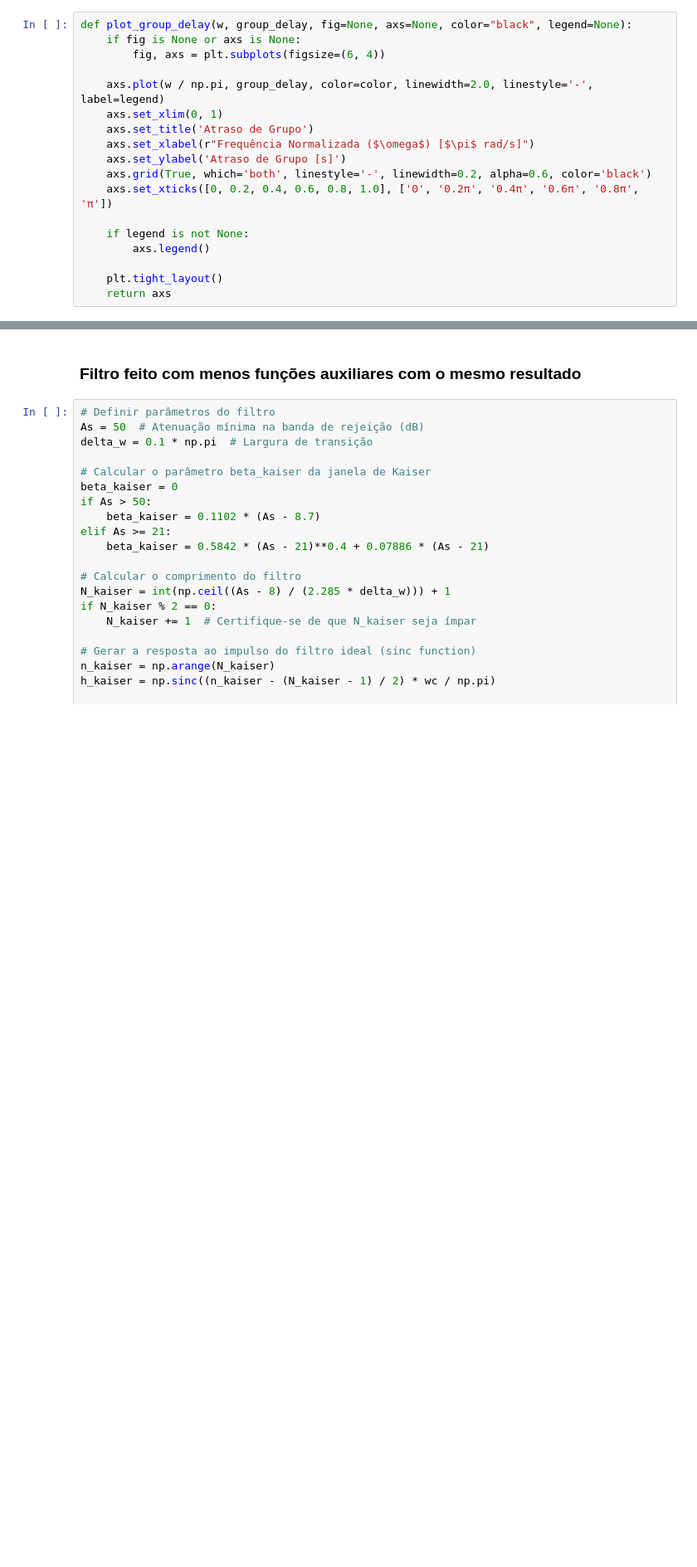
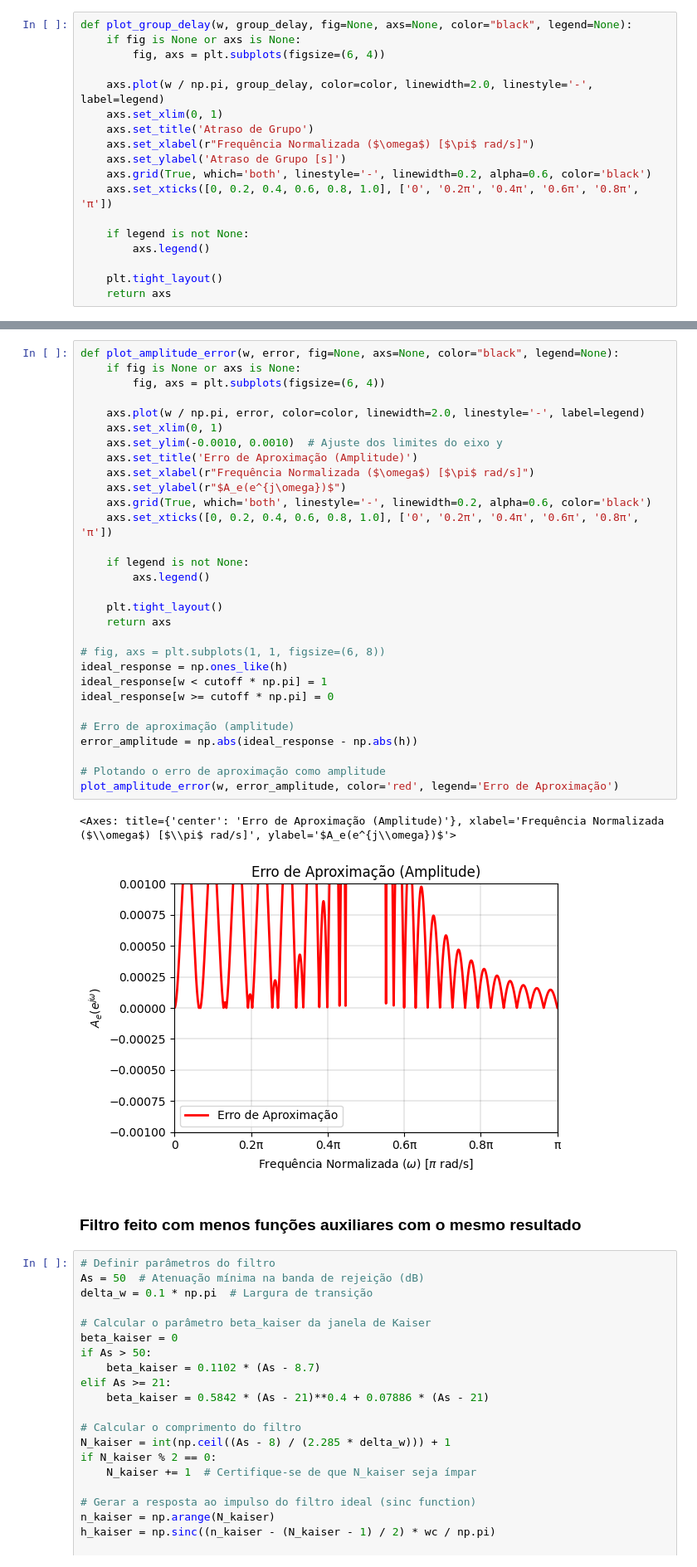
Before and after one commit to IvonLuiz/FIR_Filter_WindowMethod, a Jupyter notebook: notebook/FIR.ipynb, the cells around one changed output, grey strips where cells are left out. Shown at 83% size. Drawn from its saved outputs; the diff is of its cells as text; blank space fills up the shorter version.

```diff
--- a/notebook/FIR.ipynb
+++ b/notebook/FIR.ipynb
@@ -177,3 +168,36 @@ plt.show()
+# %%
+def plot_amplitude_error(w, error, fig=None, axs=None, color="black", legend=None):
+    if fig is None or axs is None:
+        fig, axs = plt.subplots(figsize=(6, 4))
+
+    axs.plot(w / np.pi, error, color=color, linewidth=2.0, linestyle='-', label=legend)
+    axs.set_xlim(0, 1)
+    axs.set_ylim(-0.0010, 0.0010)  # Ajuste dos limites do eixo y
+    axs.set_title('Erro de Aproximação (Amplitude)')
+    axs.set_xlabel(r"Frequência Normalizada ($\omega$) [$\pi$ rad/s]")
+    axs.set_ylabel(r"$A_e(e^{j\omega})$")
+    axs.grid(True, which='both', linestyle='-', linewidth=0.2, alpha=0.6, color='black')
+    axs.set_xticks([0, 0.2, 0.4, 0.6, 0.8, 1.0], ['0', '0.2π', '0.4π', '0.6π', '0.8π', 'π'])
+
+    if legend is not None:
+        axs.legend()
+
+    plt.tight_layout()
+    return axs
+
+# fig, axs = plt.subplots(1, 1, figsize=(6, 8))
+ideal_response = np.ones_like(h)
+ideal_response[w < cutoff * np.pi] = 1
+ideal_response[w >= cutoff * np.pi] = 0
+
+# Erro de aproximação (amplitude)
+error_amplitude = np.abs(ideal_response - np.abs(h))
+
+# Plotando o erro de aproximação como amplitude
+plot_amplitude_error(w, error_amplitude, color='red', legend='Erro de Aproximação')
+# %% [output]
+<Axes: title={'center': 'Erro de Aproximação (Amplitude)'}, xlabel='Frequência Normalizada ($\\omega$) [$\\pi$ rad/s]', ylabel='$A_e(e^{j\\omega})$'>
+[figure, added]
 # %% [markdown]
 ### Filtro feito com menos funções auxiliares com o mesmo resultado
 # %%
```
Also changed, not shown: parts of 2 cells of this notebook.
